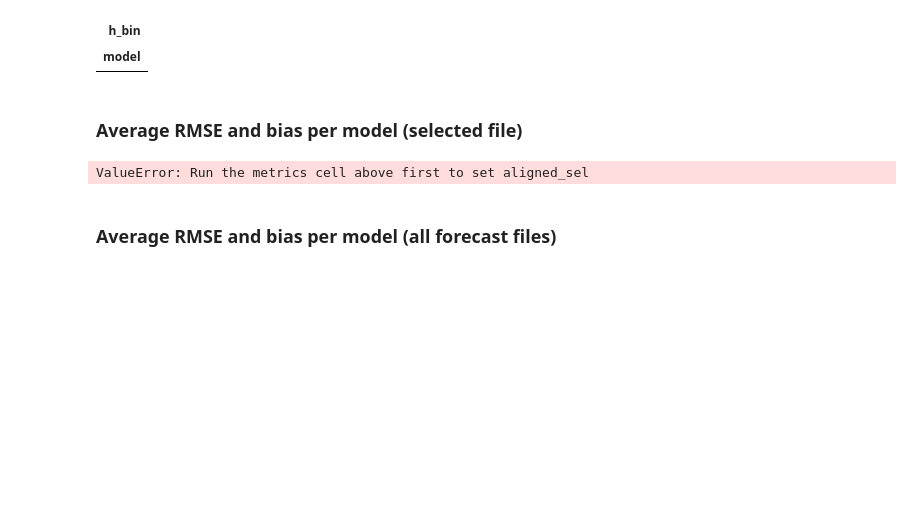
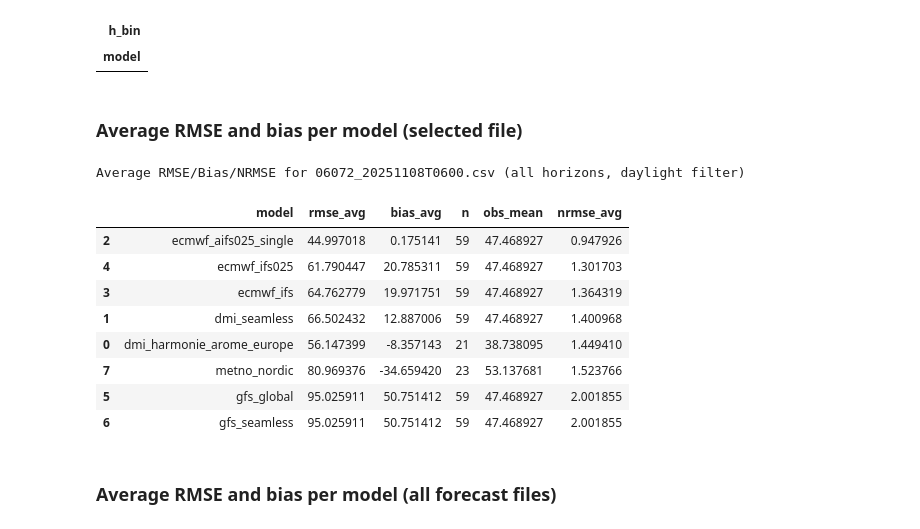
Before and after one commit to Louis2308/Solar-poster, a Jupyter notebook: Forcast_Comparison.ipynb, the cells around one changed output. Saved outputs shown, nothing was run; the diff lists cells and outputs as text; code cells hidden in the pictures; blank space fills up the shorter version.

```diff
--- a/Forcast_Comparison.ipynb
+++ b/Forcast_Comparison.ipynb
@@ -252,15 +252,34 @@ NRMSE at key horizons (24/48/72h)
 ### Average RMSE and bias per model (selected file)
 # %%
 
-if 'aligned_sel' not in locals():
-    raise ValueError("Run the metrics cell above first to set aligned_sel")
+import numpy as np
+
+# ensure aligned_sel exists by reusing the selection logic
+if aligned.empty:
+    raise ValueError("Run the alignment cell first to build 'aligned'")
+if not files:
+    raise ValueError("No forecast files loaded in files")
+selected_idx = locals().get('selected_idx', 0)
+selected_file = files[selected_idx].name
+aligned_sel = aligned[aligned['source_file'] == selected_file].copy()
+if aligned_sel.empty:
+    raise ValueError(f"No aligned rows found for {selected_file}; check selection")
 
 avg_metrics = metrics_with_nrmse(aligned_sel, ['model'], ghi_min=GHI_MIN).rename(columns={'rmse': 'rmse_avg', 'bias': 'bias_avg', 'nrmse': 'nrmse_avg'})
 
 print(f"Average RMSE/Bias/NRMSE for {selected_file} (all horizons, daylight filter)")
 display(avg_metrics.sort_values('nrmse_avg'))
 # %% [output]
-ValueError: Run the metrics cell above first to set aligned_sel
+Average RMSE/Bias/NRMSE for 06072_20251108T0600.csv (all horizons, daylight filter)
+|  | model | rmse_avg | bias_avg | n | obs_mean | nrmse_avg |
+| 2 | ecmwf_aifs025_single | 44.997018 | 0.175141 | 59 | 47.468927 | 0.947926 |
+| 4 | ecmwf_ifs025 | 61.790447 | 20.785311 | 59 | 47.468927 | 1.301703 |
+| 3 | ecmwf_ifs | 64.762779 | 19.971751 | 59 | 47.468927 | 1.364319 |
+| 1 | dmi_seamless | 66.502432 | 12.887006 | 59 | 47.468927 | 1.400968 |
+| 0 | dmi_harmonie_arome_europe | 56.147399 | -8.357143 | 21 | 38.738095 | 1.449410 |
+| 7 | metno_nordic | 80.969376 | -34.659420 | 23 | 53.137681 | 1.523766 |
+| 5 | gfs_global | 95.025911 | 50.751412 | 59 | 47.468927 | 2.001855 |
+| 6 | gfs_seamless | 95.025911 | 50.751412 | 59 | 47.468927 | 2.001855 |
 # %% [markdown]
 
 ### Average RMSE and bias per model (all forecast files)
```
